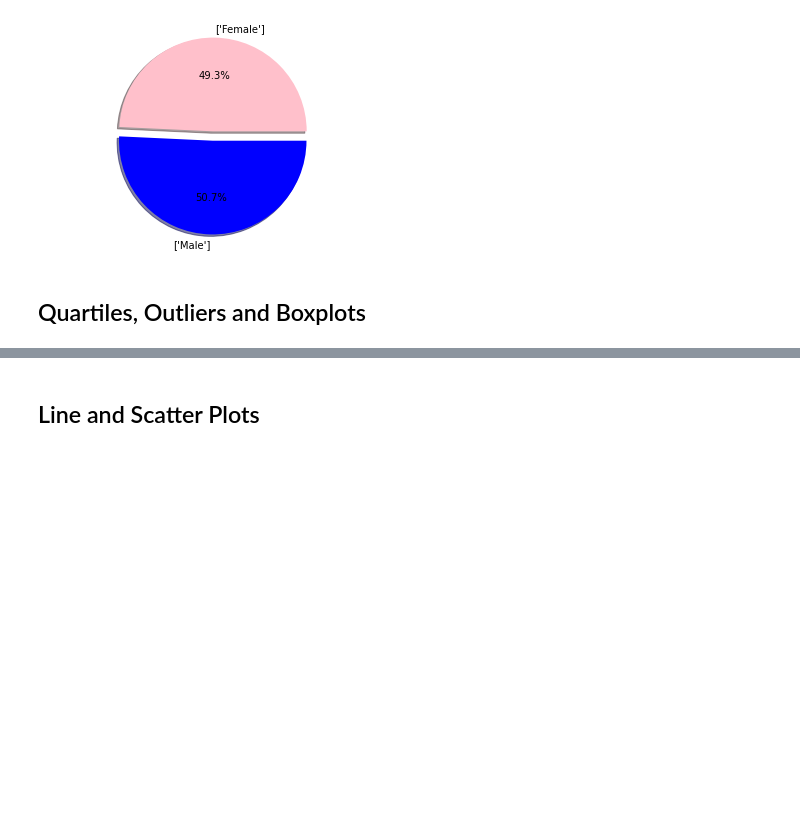
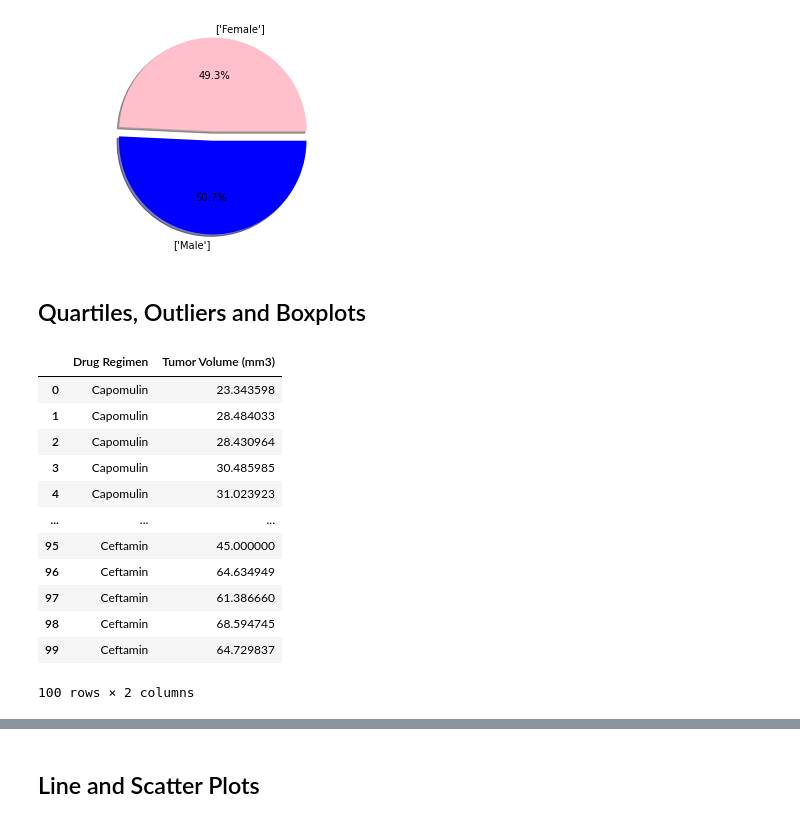
Before and after one commit to ToshaZ/Matplotlib-Challenge, a Jupyter notebook: Pymaceuticals/pymaceuticals_starter-checkpoint.ipynb, the cells around one changed output, grey strips where cells are left out. Drawn from its saved outputs; the diff is of its cells as text; code cells hidden in the pictures; blank space fills up the shorter version.

```diff
--- a/Pymaceuticals/pymaceuticals_starter-checkpoint.ipynb
+++ b/Pymaceuticals/pymaceuticals_starter-checkpoint.ipynb
@@ -170,8 +169,28 @@ plt.show()
 # %%
 # Calculate the final tumor volume of each mouse across four of the treatment regimens:
 # Capomulin, Ramicane, Infubinol, and Ceftamin
-
 # Start by getting the last (greatest) timepoint for each mouse
-
+last_timepoint_df = clean_study_results.drop_duplicates(['Mouse ID', "Drug Regimen"], keep= 'last')
+last_timepoint_df
 
 # Merge this group df with the original dataframe to get the tumor volume at the last timepoint
+drug_index = last_timepoint_df.set_index("Drug Regimen")
+four_regimens = drug_index.loc[["Capomulin", "Ramicane", "Infubinol", "Ceftamin"], ["Tumor Volume (mm3)"]]
+
+four_regimens= four_regimens.reset_index()
+
+four_regimens
+# %% [output]
+|  | Drug Regimen | Tumor Volume (mm3) |
+| 0 | Capomulin | 23.343598 |
+| 1 | Capomulin | 28.484033 |
+| 2 | Capomulin | 28.430964 |
+| 3 | Capomulin | 30.485985 |
+| 4 | Capomulin | 31.023923 |
+| ... | ... | ... |
+| 95 | Ceftamin | 45.000000 |
+| 96 | Ceftamin | 64.634949 |
+| 97 | Ceftamin | 61.386660 |
+| 98 | Ceftamin | 68.594745 |
+| 99 | Ceftamin | 64.729837 |
+100 rows × 2 columns
```
Also changed, not shown: parts of 12 cells of this notebook.
